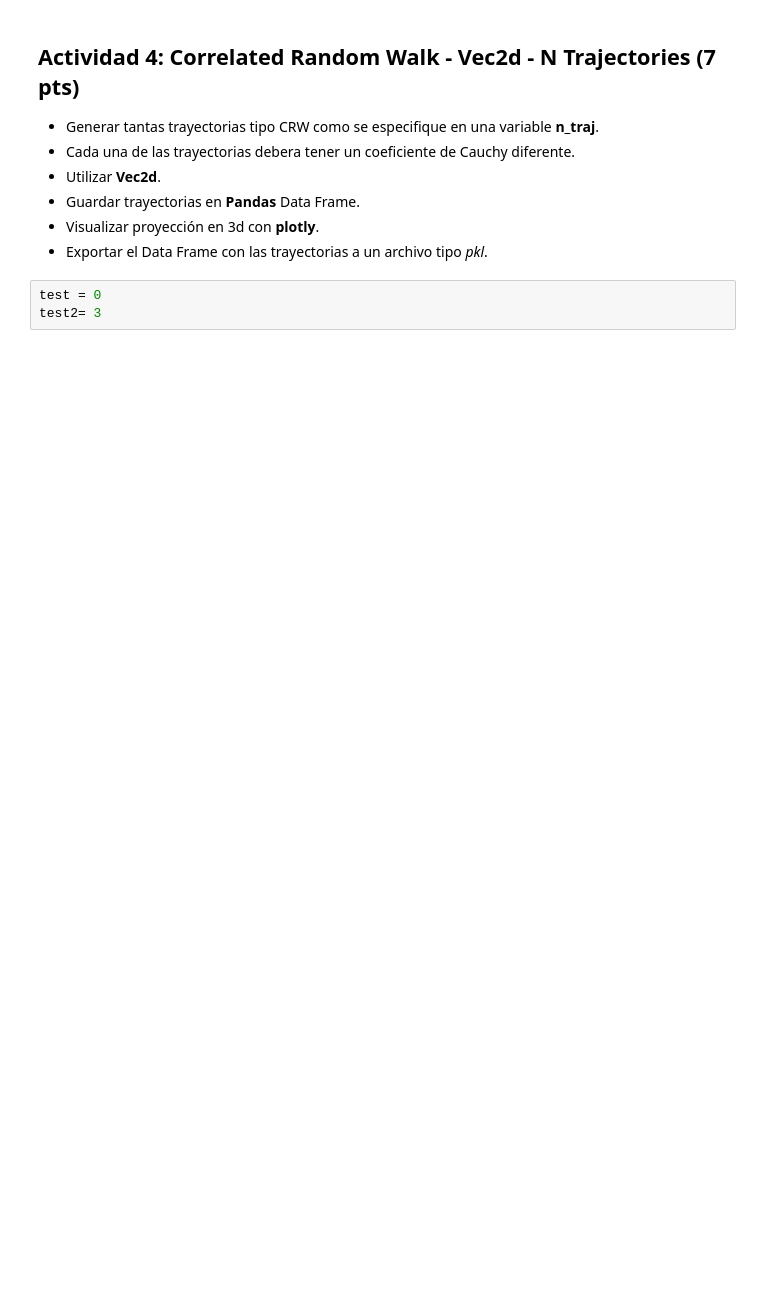
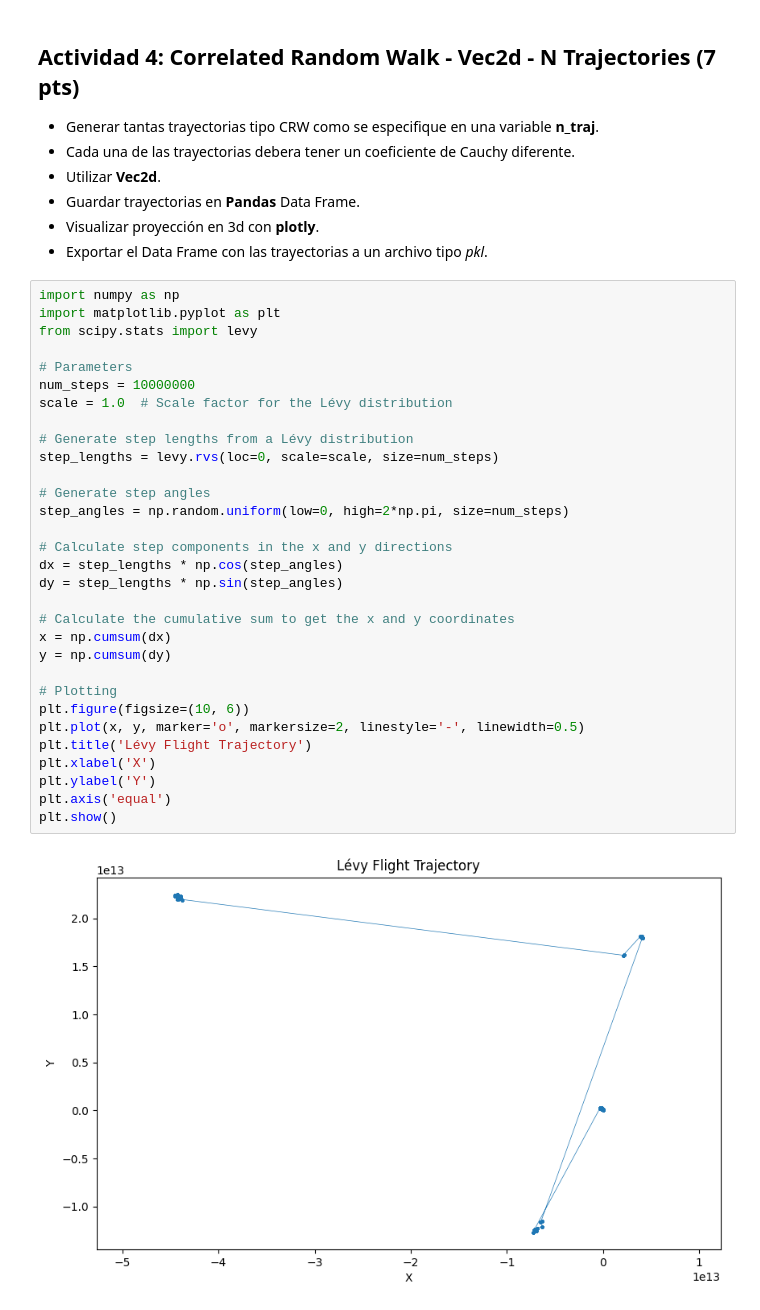
Before and after one commit to SofiaRguez1020/Topicos_Industria_I, a Jupyter notebook: TI_1_Practica2_Sofia_Rodriguez.ipynb, the cells around one changed output. Drawn from its saved outputs; the diff is of its cells as text; blank space fills up the shorter version.

```diff
--- a/TI_1_Practica2_Sofia_Rodriguez.ipynb
+++ b/TI_1_Practica2_Sofia_Rodriguez.ipynb
@@ -203,6 +204,36 @@ fig_2d.show()
 * Guardar trayectorias en **Pandas** Data Frame.
 * Visualizar proyección en 3d con **plotly**.
 * Exportar el Data Frame con las trayectorias a un archivo tipo *pkl*.
-# %%
-test = 0
-test2= 3
+# %%
+import numpy as np
+import matplotlib.pyplot as plt
+from scipy.stats import levy
+
+# Parameters
+num_steps = 10000000
+scale = 1.0  # Scale factor for the Lévy distribution
+
+# Generate step lengths from a Lévy distribution
+step_lengths = levy.rvs(loc=0, scale=scale, size=num_steps)
+
+# Generate step angles
+step_angles = np.random.uniform(low=0, high=2*np.pi, size=num_steps)
+
+# Calculate step components in the x and y directions
+dx = step_lengths * np.cos(step_angles)
+dy = step_lengths * np.sin(step_angles)
+
+# Calculate the cumulative sum to get the x and y coordinates
+x = np.cumsum(dx)
+y = np.cumsum(dy)
+
+# Plotting
+plt.figure(figsize=(10, 6))
+plt.plot(x, y, marker='o', markersize=2, linestyle='-', linewidth=0.5)
+plt.title('Lévy Flight Trajectory')
+plt.xlabel('X')
+plt.ylabel('Y')
+plt.axis('equal')
+plt.show()
+# %% [output]
+[figure, added]
```
Also changed, not shown: parts of 1 cell of this notebook.
